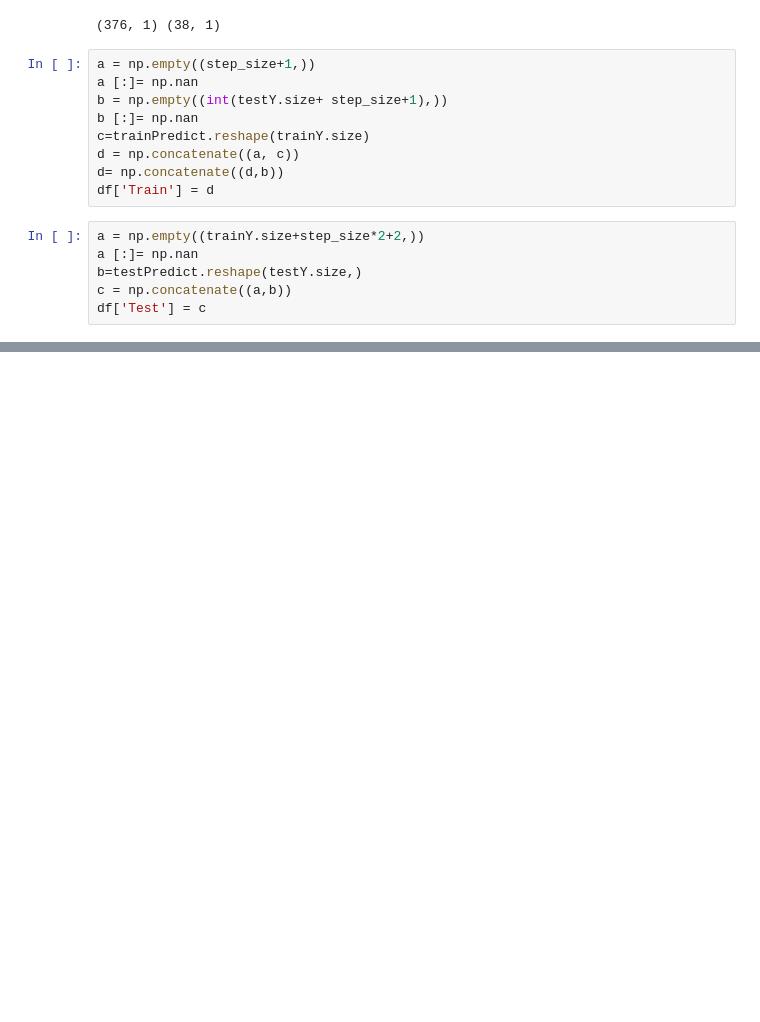
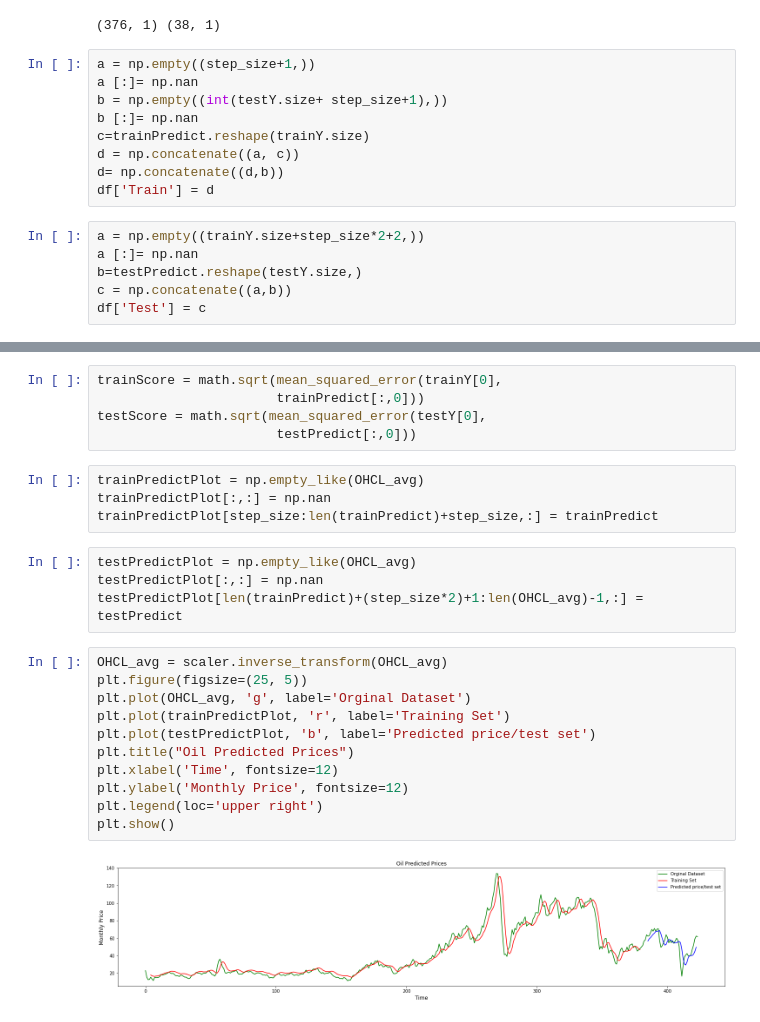
Before and after one commit to CarsonHhs/InventoryManagement, a Jupyter notebook: OilPrice.ipynb, the cells around one changed output, grey strips where cells are left out. Drawn from its saved outputs; the diff is of its cells as text; blank space fills up the shorter version.

```diff
--- a/OilPrice.ipynb
+++ b/OilPrice.ipynb
@@ -196,3 +214,29 @@ fig.update_layout(
 fig.show()
 # %% [output]
 [interactive output not drawn]
+# %%
+trainScore = math.sqrt(mean_squared_error(trainY[0],
+                       trainPredict[:,0]))
+testScore = math.sqrt(mean_squared_error(testY[0],
+                       testPredict[:,0]))
+# %%
+trainPredictPlot = np.empty_like(OHCL_avg)
+trainPredictPlot[:,:] = np.nan
+trainPredictPlot[step_size:len(trainPredict)+step_size,:] = trainPredict
+# %%
+testPredictPlot = np.empty_like(OHCL_avg)
+testPredictPlot[:,:] = np.nan
+testPredictPlot[len(trainPredict)+(step_size*2)+1:len(OHCL_avg)-1,:] = testPredict
+# %%
+OHCL_avg = scaler.inverse_transform(OHCL_avg)
+plt.figure(figsize=(25, 5))
+plt.plot(OHCL_avg, 'g', label='Orginal Dataset')
+plt.plot(trainPredictPlot, 'r', label='Training Set')
+plt.plot(testPredictPlot, 'b', label='Predicted price/test set')
+plt.title("Oil Predicted Prices")
+plt.xlabel('Time', fontsize=12)
+plt.ylabel('Monthly Price', fontsize=12)
+plt.legend(loc='upper right')
+plt.show()
+# %% [output]
+[figure, added]
```
Also changed, not shown: parts of 3 cells of this notebook.
